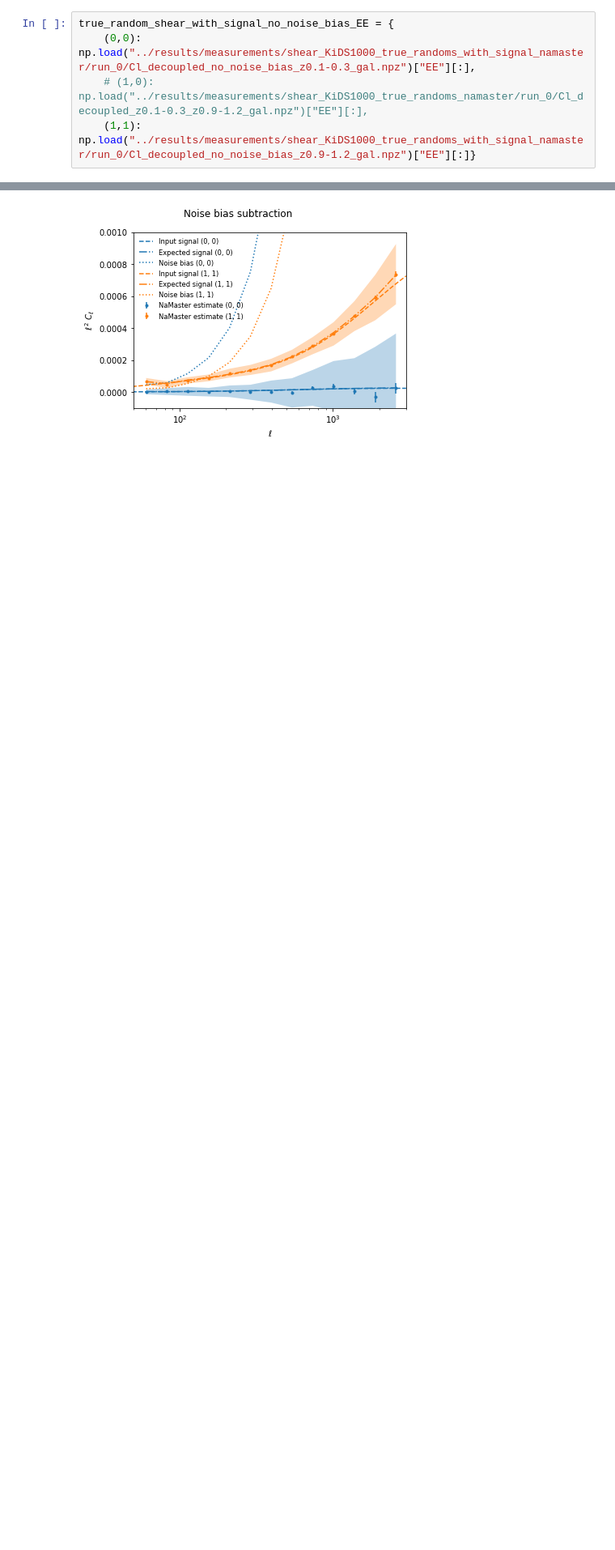
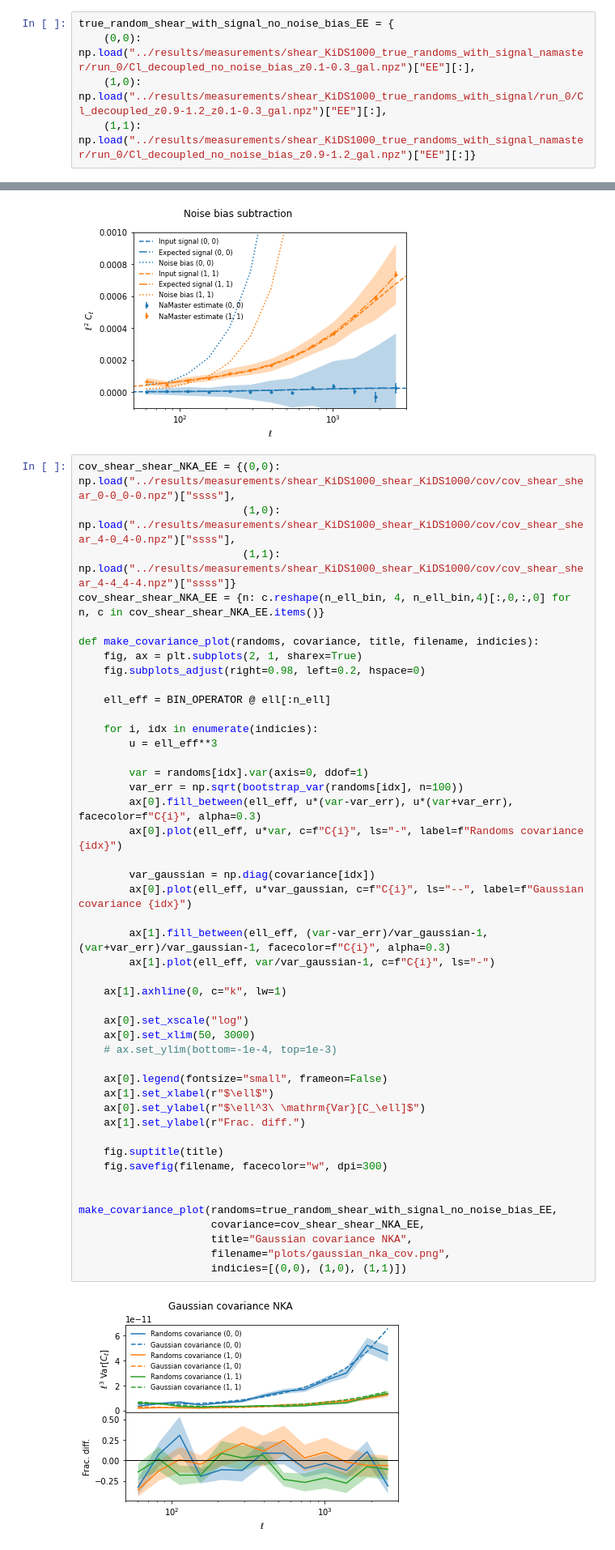
Before and after one commit to tilmantroester/KiDS-1000xtSZ, a Jupyter notebook: notebooks/covariance_shenanigans.ipynb, the cells around one changed output, grey strips where cells are left out. Shown at 81% size. Drawn from its saved outputs; the diff is of its cells as text; blank space fills up the shorter version.

Commit message:
Covariance comparison, binary mask tests

```diff
--- a/notebooks/covariance_shenanigans.ipynb
+++ b/notebooks/covariance_shenanigans.ipynb
@@ -841,7 +847,7 @@ for idx in [(0,0), (1,0), (1,1)]:
 # %%
 true_random_shear_with_signal_no_noise_bias_EE = {
     (0,0): np.load("../results/measurements/shear_KiDS1000_true_randoms_with_signal_namaster/run_0/Cl_decoupled_no_noise_bias_z0.1-0.3_gal.npz")["EE"][:],
-    # (1,0): np.load("../results/measurements/shear_KiDS1000_true_randoms_namaster/run_0/Cl_decoupled_z0.1-0.3_z0.9-1.2_gal.npz")["EE"][:],
+    (1,0): np.load("../results/measurements/shear_KiDS1000_true_randoms_with_signal/run_0/Cl_decoupled_z0.9-1.2_z0.1-0.3_gal.npz")["EE"][:],
     (1,1): np.load("../results/measurements/shear_KiDS1000_true_randoms_with_signal_namaster/run_0/Cl_decoupled_no_noise_bias_z0.9-1.2_gal.npz")["EE"][:]}
 # %%
 def make_noise_subtraction_plot(wsp, randoms, title, filename):
@@ -900,6 +906,54 @@ make_noise_subtraction_plot(wsp=nmt_workspace,
 SNR for (0, 0): 0.6±0.0
 SNR for (1, 1): 17.3±1.3
 [figure]
+# %%
+cov_shear_shear_NKA_EE = {(0,0): np.load("../results/measurements/shear_KiDS1000_shear_KiDS1000/cov/cov_shear_shear_0-0_0-0.npz")["ssss"],
+                          (1,0): np.load("../results/measurements/shear_KiDS1000_shear_KiDS1000/cov/cov_shear_shear_4-0_4-0.npz")["ssss"],
+                          (1,1): np.load("../results/measurements/shear_KiDS1000_shear_KiDS1000/cov/cov_shear_shear_4-4_4-4.npz")["ssss"]}
+cov_shear_shear_NKA_EE = {n: c.reshape(n_ell_bin, 4, n_ell_bin,4)[:,0,:,0] for n, c in cov_shear_shear_NKA_EE.items()}
+
+def make_covariance_plot(randoms, covariance, title, filename, indicies):
+    fig, ax = plt.subplots(2, 1, sharex=True)
+    fig.subplots_adjust(right=0.98, left=0.2, hspace=0)
+
+    ell_eff = BIN_OPERATOR @ ell[:n_ell]
+
+    for i, idx in enumerate(indicies):
+        u = ell_eff**3
+
+        var = randoms[idx].var(axis=0, ddof=1)
+        var_err = np.sqrt(bootstrap_var(randoms[idx], n=100))
+        ax[0].fill_between(ell_eff, u*(var-var_err), u*(var+var_err), facecolor=f"C{i}", alpha=0.3)
+        ax[0].plot(ell_eff, u*var, c=f"C{i}", ls="-", label=f"Randoms covariance {idx}")
+
+        var_gaussian = np.diag(covariance[idx])
+        ax[0].plot(ell_eff, u*var_gaussian, c=f"C{i}", ls="--", label=f"Gaussian covariance {idx}")
+
+        ax[1].fill_between(ell_eff, (var-var_err)/var_gaussian-1, (var+var_err)/var_gaussian-1, facecolor=f"C{i}", alpha=0.3)
+        ax[1].plot(ell_eff, var/var_gaussian-1, c=f"C{i}", ls="-")
+
+    ax[1].axhline(0, c="k", lw=1)
+
+    ax[0].set_xscale("log")
+    ax[0].set_xlim(50, 3000)
+    # ax.set_ylim(bottom=-1e-4, top=1e-3)
+
+    ax[0].legend(fontsize="small", frameon=False)
+    ax[1].set_xlabel(r"$\ell$")
+    ax[0].set_ylabel(r"$\ell^3\ \mathrm{Var}[C_\ell]$")
+    ax[1].set_ylabel(r"Frac. diff.")
+
+    fig.suptitle(title)
+    fig.savefig(filename, facecolor="w", dpi=300)
+
+
+make_covariance_plot(randoms=true_random_shear_with_signal_no_noise_bias_EE,
+                     covariance=cov_shear_shear_NKA_EE,
+                     title="Gaussian covariance NKA",
+                     filename="plots/gaussian_nka_cov.png",
+                     indicies=[(0,0), (1,0), (1,1)])
+# %% [output]
+[figure, added]
 # %%
 nmt_workspace_binary_mask = {}
 nmt_workspace_binary_mask[(0,0)] = nmt.NmtWorkspace()
```
Also changed, not shown: parts of 1 cell of this notebook.
